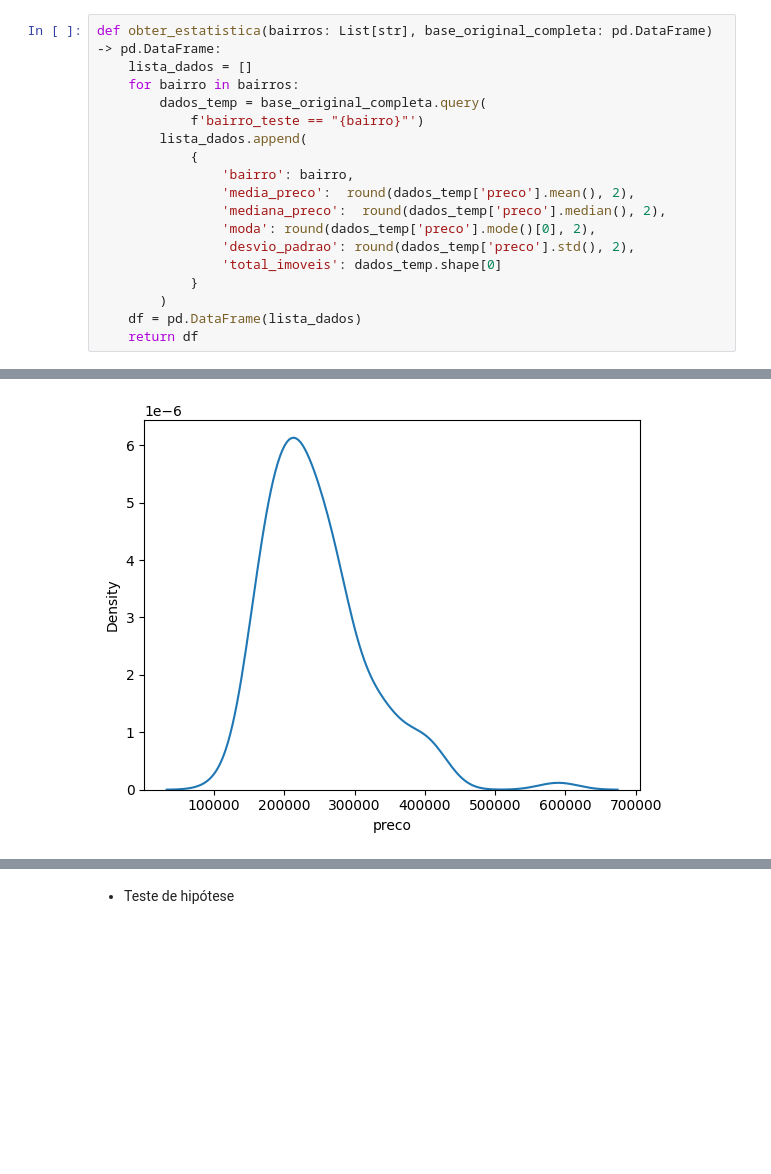
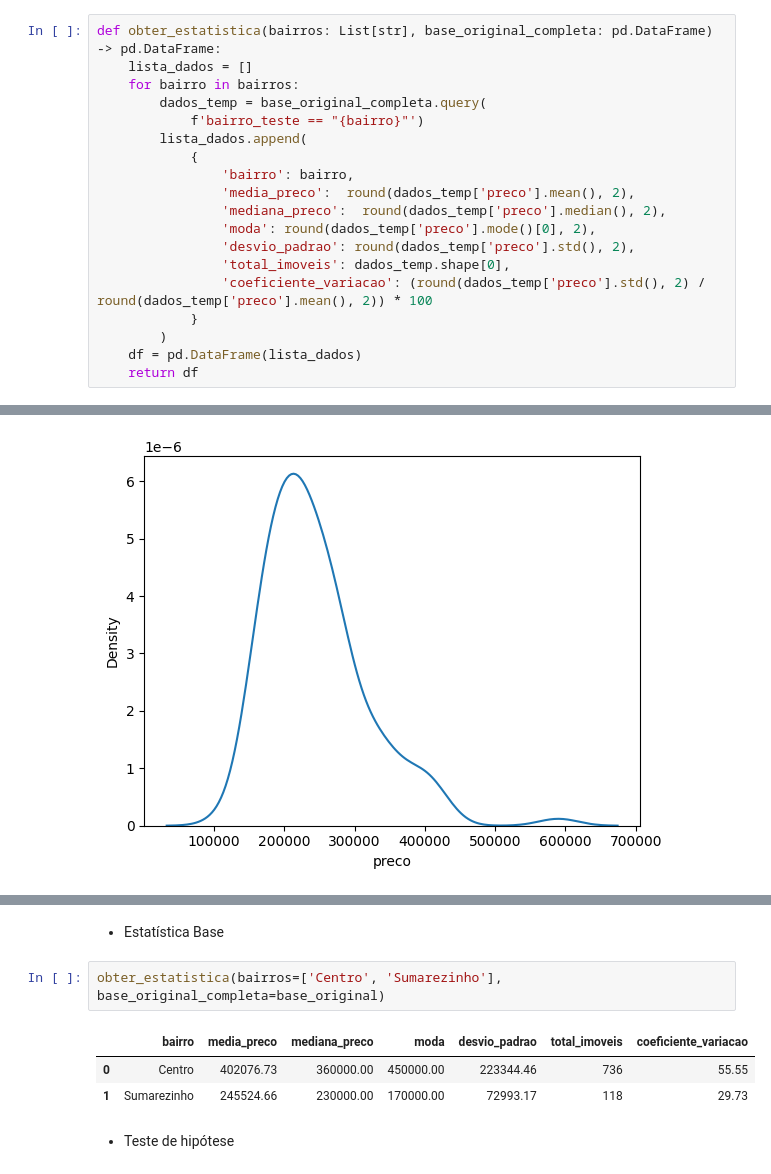
Before and after one commit to rodrigorocha1/extracao_viva_real_selenium, a Jupyter notebook: notebooks_exemplo/visualizacaov2.ipynb, the cells around one changed output, grey strips where cells are left out. Drawn from its saved outputs; the diff is of its cells as text; blank space fills up the shorter version.

```diff
--- a/notebooks_exemplo/visualizacaov2.ipynb
+++ b/notebooks_exemplo/visualizacaov2.ipynb
@@ -47,7 +47,8 @@ def obter_estatistica(bairros: List[str], base_original_completa: pd.DataFrame)
                 'mediana_preco':  round(dados_temp['preco'].median(), 2),
                 'moda': round(dados_temp['preco'].mode()[0], 2),
                 'desvio_padrao': round(dados_temp['preco'].std(), 2),
-                'total_imoveis': dados_temp.shape[0]
+                'total_imoveis': dados_temp.shape[0],
+                'coeficiente_variacao': (round(dados_temp['preco'].std(), 2) / round(dados_temp['preco'].mean(), 2)) * 100
             }
         )
     df = pd.DataFrame(lista_dados)
@@ -177,3 +191,11 @@ Total Imóveis 736
+# %% [markdown]
+- Estatística Base
+# %%
+obter_estatistica(bairros=['Centro', 'Sumarezinho'], base_original_completa=base_original)
+# %% [output]
+|  | bairro | media_preco | mediana_preco | moda | desvio_padrao | total_imoveis | coeficiente_variacao |
+| 0 | Centro | 402076.73 | 360000.00 | 450000.00 | 223344.46 | 736 | 55.55 |
+| 1 | Sumarezinho | 245524.66 | 230000.00 | 170000.00 | 72993.17 | 118 | 29.73 |
 # %% [markdown]
  - Teste de hipótese
 # %% [markdown]
```
Also changed, not shown: parts of 21 cells of this notebook.
